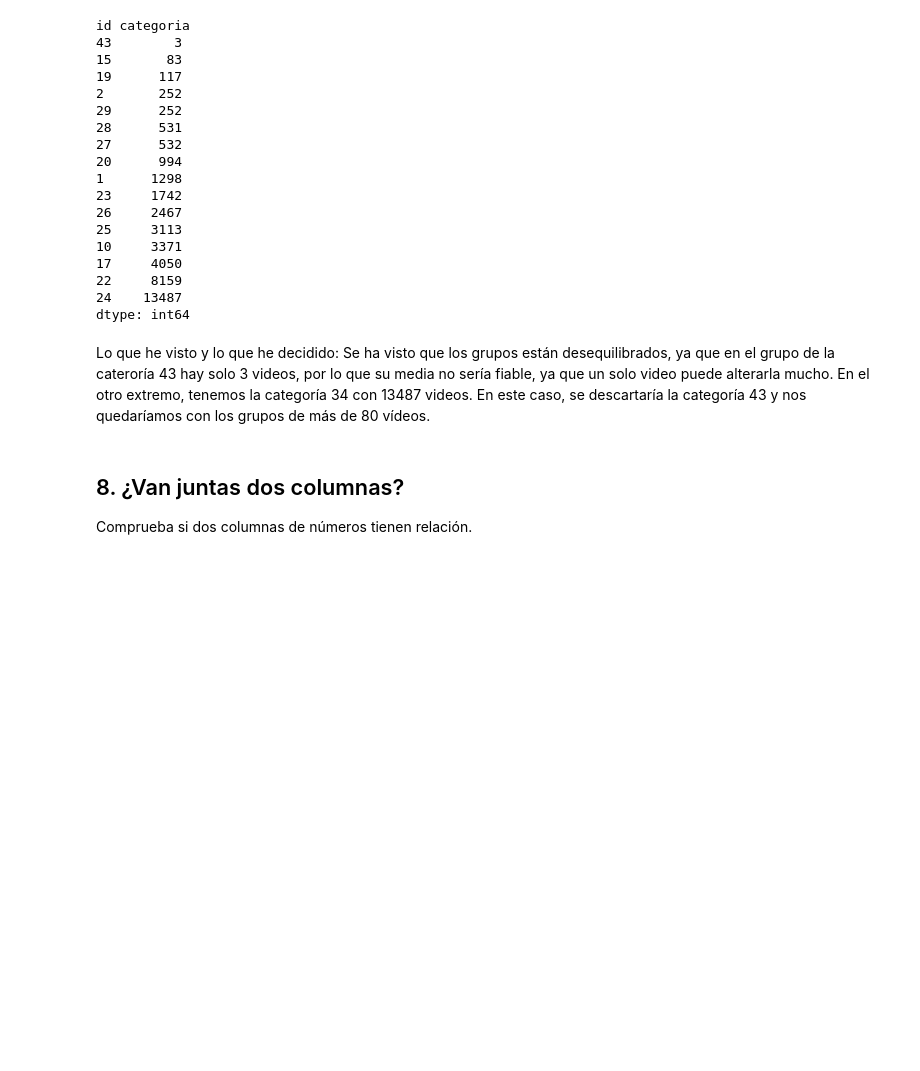
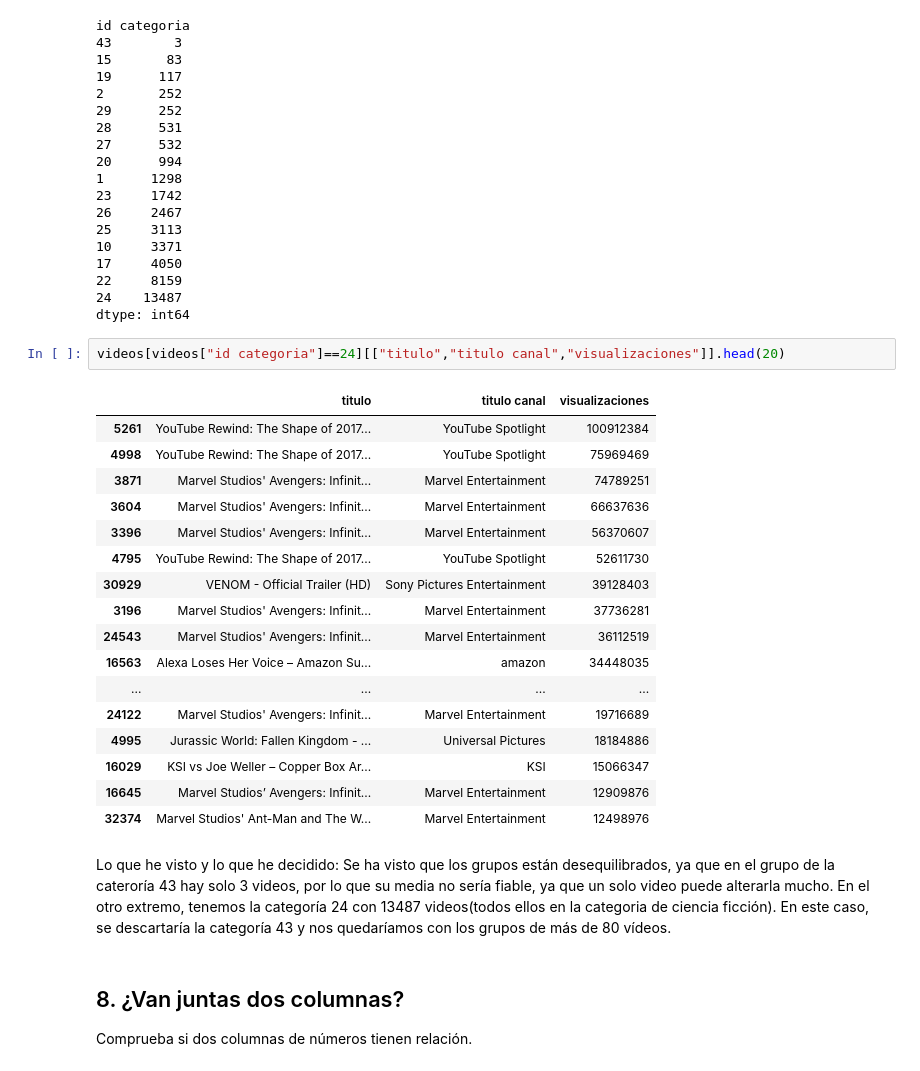
Before and after one commit to Sebascode21/PROYECTO-1-YOUTUBE, a Jupyter notebook: proyecto-m1/eda.ipynb, the cells around one changed output. Drawn from its saved outputs; the diff is of its cells as text; blank space fills up the shorter version.

```diff
--- a/proyecto-m1/eda.ipynb
+++ b/proyecto-m1/eda.ipynb
@@ -472,8 +477,28 @@ id categoria
 22     8159
 24    13487
 dtype: int64
+# %%
+videos[videos["id categoria"]==24][["titulo","titulo canal","visualizaciones"]].head(20)
+# %% [output]
+|  | titulo | titulo canal | visualizaciones |
+| 5261 | YouTube Rewind: The Shape of 2017... | YouTube Spotlight | 100912384 |
+| 4998 | YouTube Rewind: The Shape of 2017... | YouTube Spotlight | 75969469 |
+| 3871 | Marvel Studios' Avengers: Infinit... | Marvel Entertainment | 74789251 |
+| 3604 | Marvel Studios' Avengers: Infinit... | Marvel Entertainment | 66637636 |
+| 3396 | Marvel Studios' Avengers: Infinit... | Marvel Entertainment | 56370607 |
+| 4795 | YouTube Rewind: The Shape of 2017... | YouTube Spotlight | 52611730 |
+| 30929 | VENOM - Official Trailer (HD) | Sony Pictures Entertainment | 39128403 |
+| 3196 | Marvel Studios' Avengers: Infinit... | Marvel Entertainment | 37736281 |
+| 24543 | Marvel Studios' Avengers: Infinit... | Marvel Entertainment | 36112519 |
+| 16563 | Alexa Loses Her Voice – Amazon Su... | amazon | 34448035 |
+| ... | ... | ... | ... |
+| 24122 | Marvel Studios' Avengers: Infinit... | Marvel Entertainment | 19716689 |
+| 4995 | Jurassic World: Fallen Kingdom - ... | Universal Pictures | 18184886 |
+| 16029 | KSI vs Joe Weller – Copper Box Ar... | KSI | 15066347 |
+| 16645 | Marvel Studios’ Avengers: Infinit... | Marvel Entertainment | 12909876 |
+| 32374 | Marvel Studios' Ant-Man and The W... | Marvel Entertainment | 12498976 |
 # %% [markdown]
-Lo que he visto y lo que he decidido: Se ha visto que los grupos están desequilibrados, ya que en el grupo de la cateroría 43 hay solo 3 videos, por lo que su media no sería fiable, ya que un solo video puede alterarla mucho. En el otro extremo, tenemos la categoría 34 con 13487 videos. En este caso, se descartaría la categoría 43 y nos quedaríamos con los grupos de más de 80 vídeos.
+Lo que he visto y lo que he decidido: Se ha visto que los grupos están desequilibrados, ya que en el grupo de la cateroría 43 hay solo 3 videos, por lo que su media no sería fiable, ya que un solo video puede alterarla mucho. En el otro extremo, tenemos la categoría 24 con 13487 videos(todos ellos en la categoria de ciencia ficción). En este caso, se descartaría la categoría 43 y nos quedaríamos con los grupos de más de 80 vídeos.
 # %% [markdown]
 ## 8. ¿Van juntas dos columnas?
 
```
Also changed, not shown: parts of 3 cells of this notebook.
